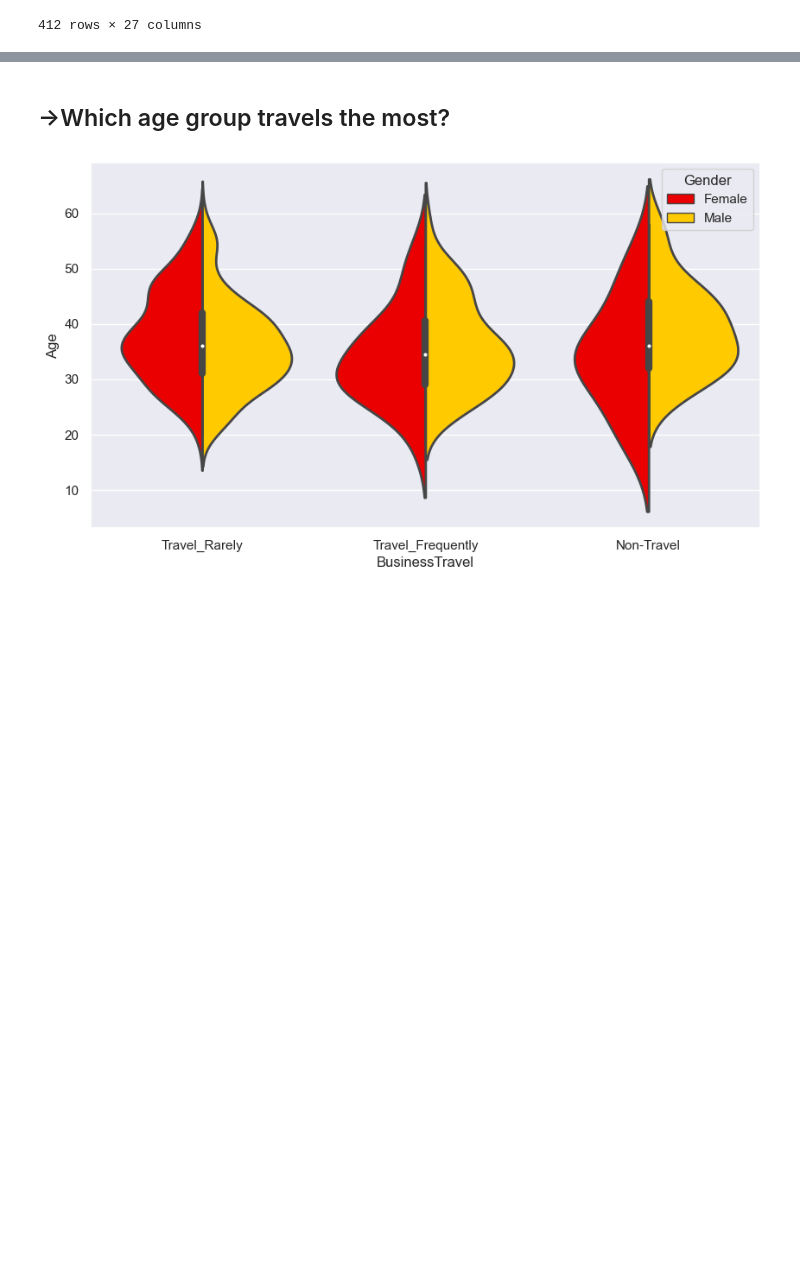
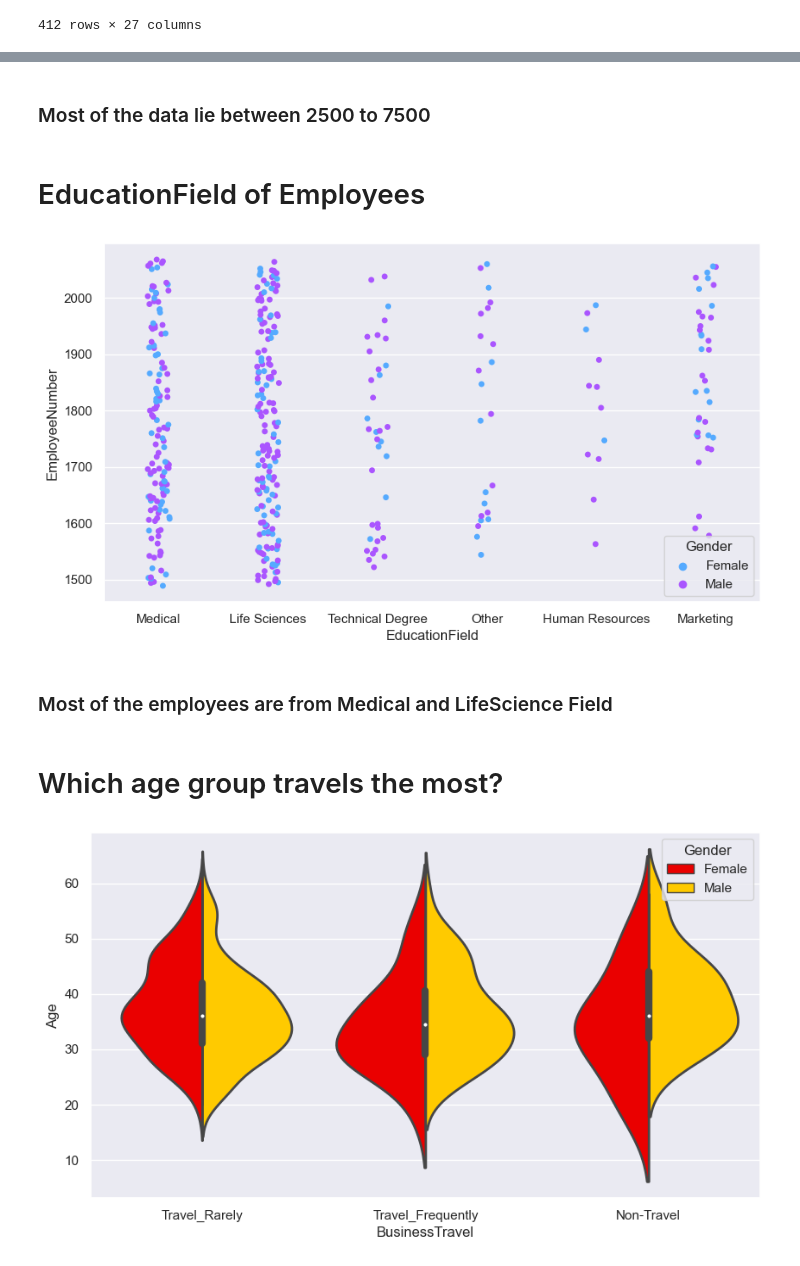
Before and after one commit to DeeZ-art/EDA-Emplyee_Dataset, a Jupyter notebook: EDA(Emplpoyee).ipynb, the cells around one changed output, grey strips where cells are left out. Drawn from its saved outputs; the diff is of its cells as text; code cells hidden in the pictures; blank space fills up the shorter version.

```diff
--- a/EDA(Emplpoyee).ipynb
+++ b/EDA(Emplpoyee).ipynb
@@ -26,5 +33,16 @@ Data
+# %% [markdown]
+### Most of the data lie between 2500 to 7500
+# %% [markdown]
+# EducationField of Employees
+# %%
+sns.stripplot(x = 'EducationField',y = 'EmployeeNumber',data = Data,hue = 'Gender',palette = 'cool')
+plt.show()
+# %% [output]
+[figure, added]
+# %% [markdown]
+### Most of the employees are from Medical and LifeScience Field
 # %% [markdown]
-## ->Which age group travels the most?
+# Which age group travels the most?
 # %%
 sns.set(style = 'darkgrid')
 sns.violinplot(x = 'BusinessTravel',y = 'Age',data = Data,palette = 'hot',saturation = 20,linewidth = 2,hue = 'Gender',split = True)
```
Also changed, not shown: parts of 35 cells of this notebook.
